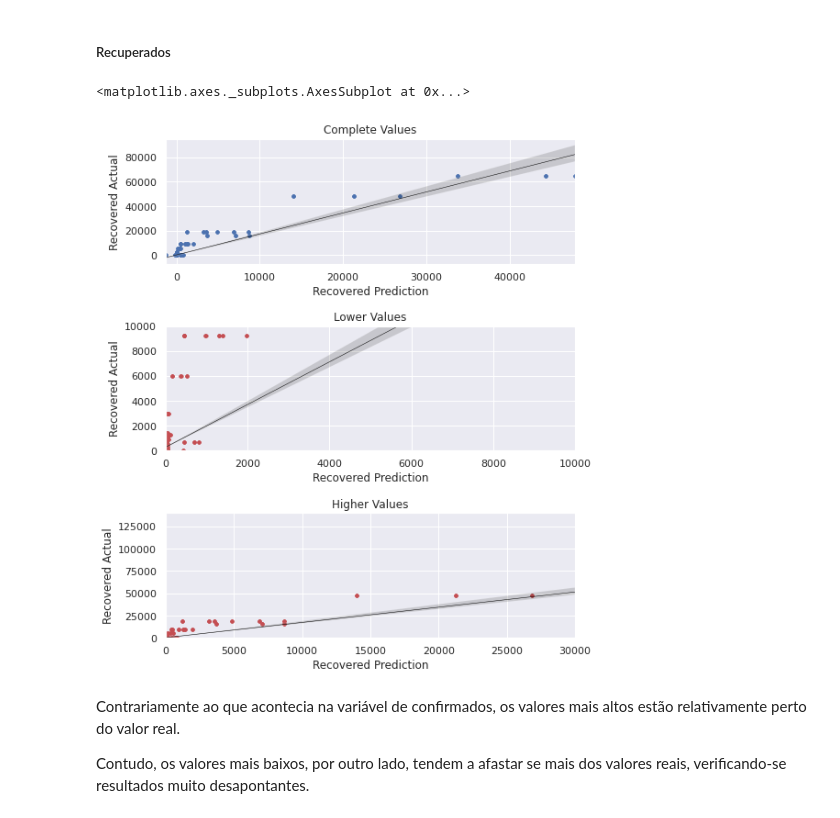
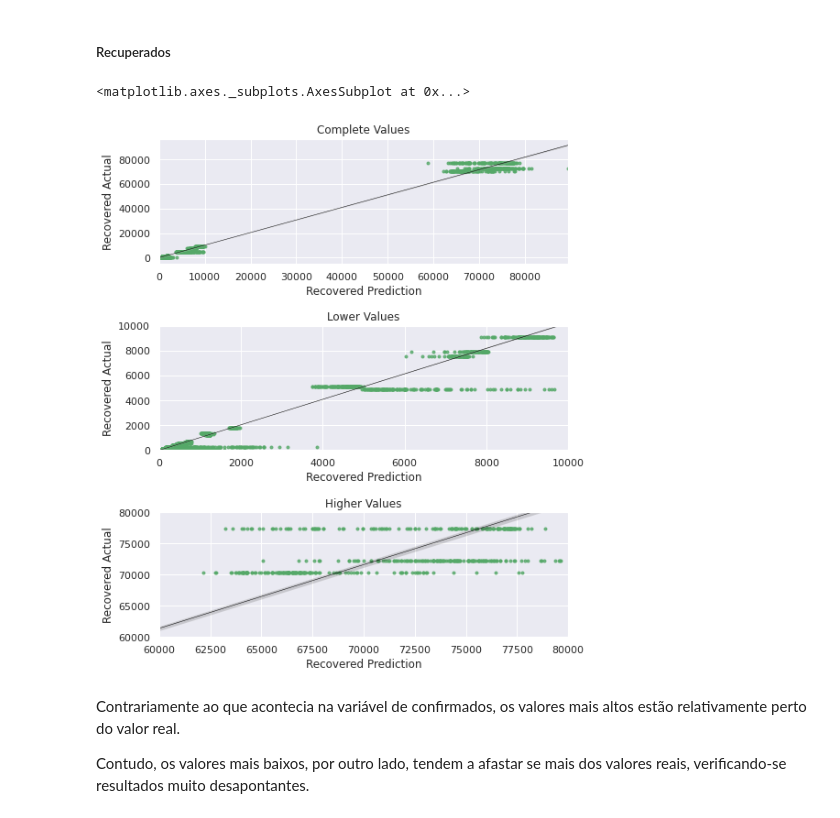
Before and after one commit to JoaoRicardoCardoso/MIEIC_IART_19_PROJ, a Jupyter notebook: PROJ2/Aggregation.ipynb, the cells around one changed output. Saved outputs shown, nothing was run; the diff lists cells and outputs as text; code cells hidden in the pictures.

```diff
--- a/PROJ2/Aggregation.ipynb
+++ b/PROJ2/Aggregation.ipynb
@@ -323,7 +316,7 @@ results = []
 i = 0
 for params in combinations:
     start_time = time.time()
-    collect_data = runRegressor(params)
+    collect_data = runRegressor(params,'KNN')
     t =  round((time.time()-start_time),4)
     results.append(collect_data)
     write_data = collect_data['data']
@@ -1084,20 +1058,20 @@ Tanto os valores mais baixos como os mais altos encontram-se relativamente próx
 # %%
 sb.set(color_codes=True)
 fig,axs = plt.subplots(nrows=3,figsize=(8,10))
 axs[0].set_title('Complete Values')
 axs[1].set_title('Lower Values')
 axs[1].set_xlim(0,10000)
 axs[1].set_ylim(0,10000)
 axs[2].set_title('Higher Values')
-axs[2].set_xlim(0,30000)
-axs[2].set_ylim(0,140000)
+axs[2].set_xlim(60000,80000)
+axs[2].set_ylim(60000,80000)
 plt.subplots_adjust(hspace=0.5)
-sb.regplot(x=recovered_pred, y=recovered_actual, data=total_results, marker='.',color='b',ax=axs[0], line_kws={"lw": 0.5, "color": "black"})
-sb.regplot(x=recovered_pred, y=recovered_actual, data=total_results, marker='.',color='r',ax=axs[1],line_kws={"lw": 0.5, "color": "black"})
-sb.regplot(x=recovered_pred, y=recovered_actual, data=total_results, marker='.',color='r',ax=axs[2],line_kws={"lw": 0.5, "color": "black"})
+sb.regplot(x=recovered_pred, y=recovered_actual, data=total_results, marker='.',color='g',ax=axs[0], line_kws={"lw": 0.5, "color": "black"})
+sb.regplot(x=recovered_pred, y=recovered_actual, data=total_results, marker='.',color='g',ax=axs[1],line_kws={"lw": 0.5, "color": "black"})
+sb.regplot(x=recovered_pred, y=recovered_actual, data=total_results, marker='.',color='g',ax=axs[2],line_kws={"lw": 0.5, "color": "black"},truncate=False)
 # %% [output]
 <matplotlib.axes._subplots.AxesSubplot at 0x...>
-[figure, old version]
+[figure, new version]
 # %% [markdown]
 Contrariamente ao que acontecia na variável de confirmados, os valores mais altos estão relativamente perto do valor real.
 
```
Also changed, not shown: parts of 16 cells of this notebook, 3 other files.
